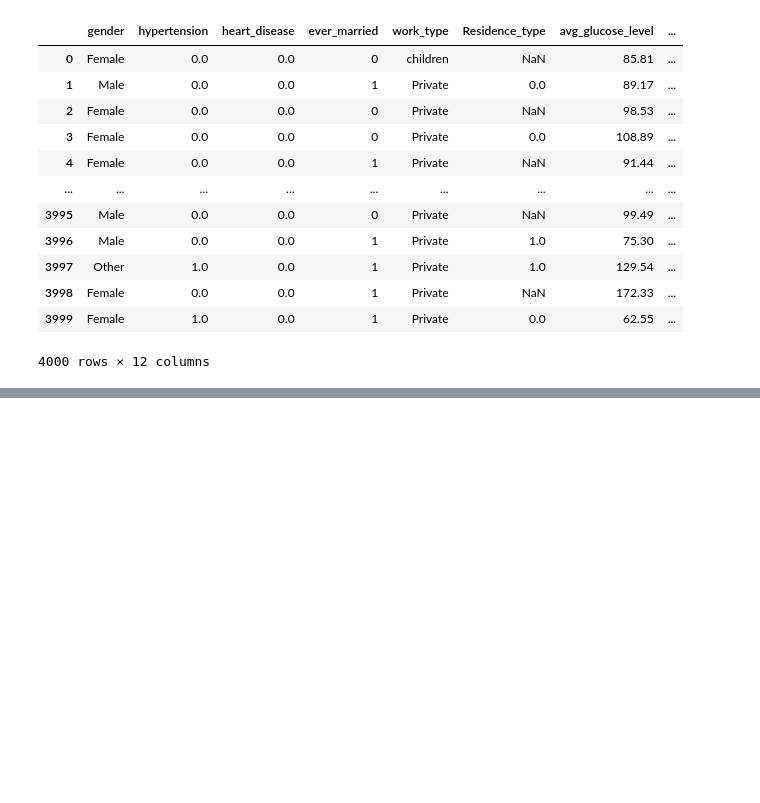
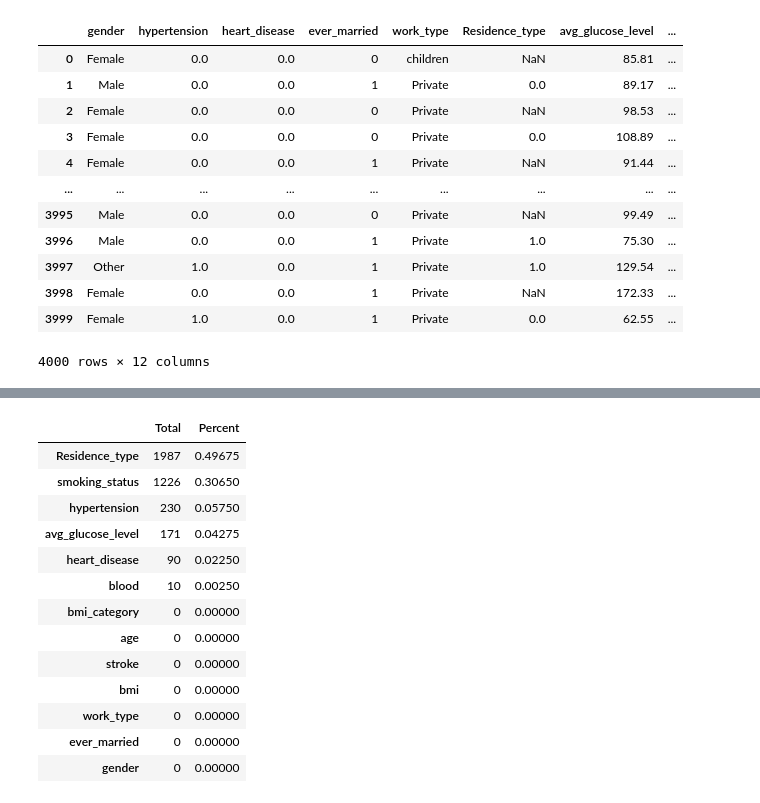
Before and after one commit to VinhDevNguyen/Stroke-Prediction, a Jupyter notebook: KNN_Imputer_with_Age.ipynb, the cells around one changed output, grey strips where cells are left out. Cells and saved outputs as stored; diff of their text form; code cells hidden in the pictures; blank space fills up the shorter version.

Commit message:
Filled bmi and added bmi_category

```diff
--- a/KNN_Imputer_with_Age.ipynb
+++ b/KNN_Imputer_with_Age.ipynb
@@ -249,0 +359,3 @@ raw_df.to_csv('./Dataset/Precessed_train_le_no_scale_full_age.csv', index=False)
+# %%
+raw_df = raw_df.drop(['age_bin'],axis=1)
+raw_df
@@ -249,0 +376,18 @@ raw_df.to_csv('./Dataset/Precessed_train_le_no_scale_full_age.csv', index=False)
+# %%
+def impute_bmi_cate(cols):
+    #Underweight: 0 (<18.5)
+    #Normal: 1 (18.5—24.9)
+    #Overweight: 2 (25.0—29.9)
+    #Above Obese: 3 (>= 30.0)
+    bmi = cols[0]
+    if bmi < 18.5:
+        return 0
+    elif bmi <= 24.9:
+        return 1
+    elif bmi <= 29.9:
+        return 2
+    else:
+        return 3
+# %%
+raw_df['bmi_category'] = raw_df[["bmi"]].apply(impute_bmi_cate, axis=1)
+raw_df
@@ -249,0 +408,17 @@ raw_df.to_csv('./Dataset/Precessed_train_le_no_scale_full_age.csv', index=False)
+# %%
+draw_missing_data_table(raw_df)
+# %% [output]
+|  | Total | Percent |
+| Residence_type | 1987 | 0.49675 |
+| smoking_status | 1226 | 0.30650 |
+| hypertension | 230 | 0.05750 |
+| avg_glucose_level | 171 | 0.04275 |
+| heart_disease | 90 | 0.02250 |
+| blood | 10 | 0.00250 |
+| bmi_category | 0 | 0.00000 |
+| age | 0 | 0.00000 |
+| stroke | 0 | 0.00000 |
+| bmi | 0 | 0.00000 |
+| work_type | 0 | 0.00000 |
+| ever_married | 0 | 0.00000 |
+| gender | 0 | 0.00000 |
```
Also changed, not shown: parts of 12 cells of this notebook, 1 other file.
